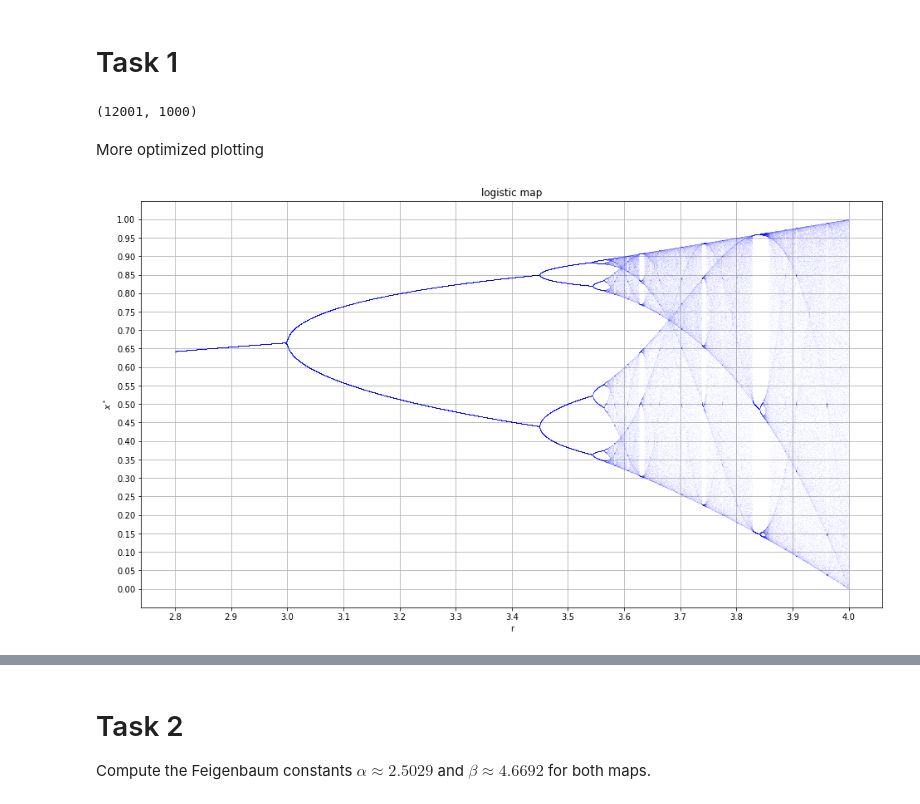
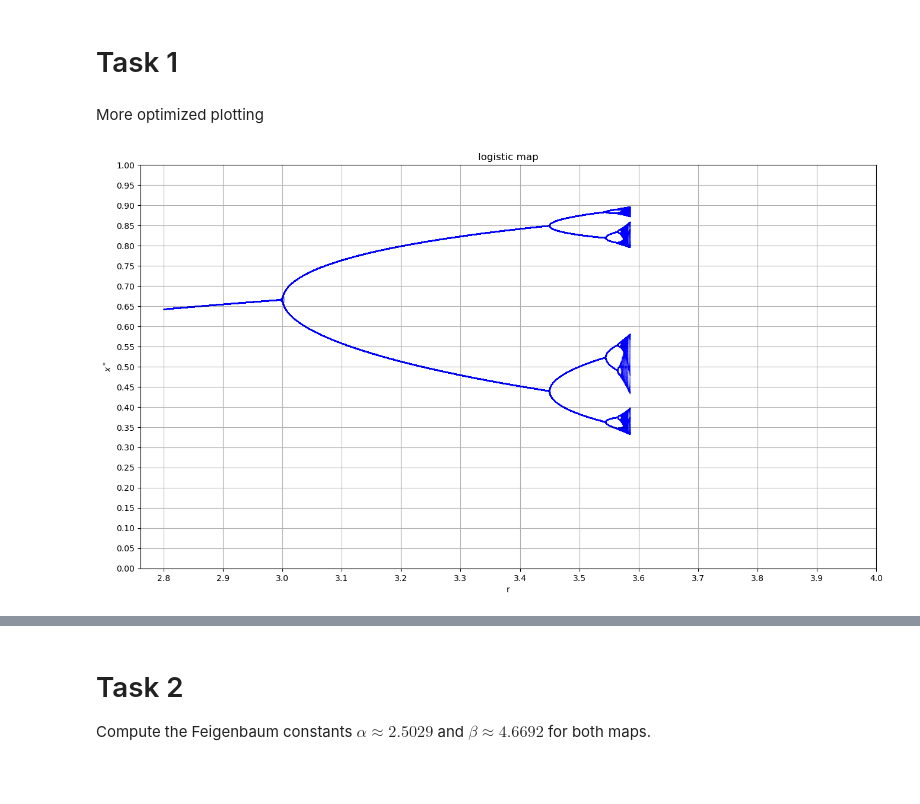
Before and after one commit to SunAndClouds/ComplexSystems, a Jupyter notebook: Lab1.ipynb, the cells around one changed output, grey strips where cells are left out. Cells and saved outputs as stored; diff of their text form; code cells hidden in the pictures; blank space fills up the shorter version.

```diff
--- a/Lab1.ipynb
+++ b/Lab1.ipynb
@@ -10,65 +10,66 @@ from sklearn.cluster import DBSCAN, KMeans
 from numba import njit
 from sympy import *
 
-plt.rcParams["figure.figsize"] = [15, 7]
+plt.rcParams["figure.figsize"] = [14, 8]
+plt.rcParams["figure.dpi"] = 100
 # %% [markdown]
 # Task 1
 # %%
 interval = (2.8, 4)  # start, end
-accuracy = 0.0001
+accuracy = 0.00001
 reps = 1000  # number of repetitions
 a = 1e-2
+alpha_theory = 2.502907
 
 R = np.arange(*interval, accuracy)
+R = interval[0] + np.cumsum(np.diff(R)[0] * alpha_theory**(-np.linspace(0, 1, len(R))))
+
 lims = []
 lims2 = [] # initialize for the plot with perturbations
 
 def perturbation(x):
     return a*x**4
 
-for r in tqdm(R):
+for n, r in tqdm(enumerate(R)):
     temp_lims = []
     temp_lims2 = [] # initialize temp lists for storing data
     initial_val = np.random.rand()
     temp_lims.append(initial_val)
-    temp_lims2.append(initial_val + perturbation(initial_val)) # creating the same initial condition as the perturbed version
+#    temp_lims2.append(initial_val + perturbation(initial_val)) # creating the same initial condition as the perturbed version
 
     for i in range(reps-1):
         val = r*temp_lims[i]*(1-temp_lims[i])
         temp_lims.append(val)
-        temp_lims2.append(val + perturbation(val)) # store values with perturbation
+#        temp_lims2.append(val + perturbation(val)) # store values with perturbation
 
     lims.append(temp_lims)
-    lims2.append(temp_lims2) # store temp lists in main lists
+#    lims2.append(temp_lims2) # store temp lists in main lists
 
 lims = np.array(lims)
-lims2 = np.array(lims2)
-lims.shape
+#lims2 = np.array(lims2)
-# %% [output]
-(12001, 1000)
 # %% [markdown]
 More optimized plotting
 # %%
 numtoplot = 50
 
 fig, biax = plt.subplots(figsize=(16, 9))
 
 # create arrays of x-coordinates and y-coordinates for unperturbed data
-r_vals = np.arange(*interval, accuracy)
+r_vals = R#np.arange(*interval, accuracy)
 x_vals = lims[:, -numtoplot:]
 r_broadcasted = np.broadcast_to(r_vals[:, None], (len(r_vals), numtoplot))
 biax.plot(r_broadcasted.flatten(), x_vals.flatten(), 'b.', markersize=.02)
 
 # create arrays of x-coordinates and y-coordinates for perturbed data
 #x2_vals = lims2[:, -numtoplot:]
 #biax.plot(r_broadcasted.flatten(), x2_vals.flatten(), 'r.', markersize=.02)
 
 biax.set(xlabel='r', ylabel='$x^*$', title='logistic map')
 plt.xticks(np.arange(*interval, 0.1))
 plt.yticks(np.arange(0, 1+0.05, 0.05))
 plt.grid()
 #plt.legend()
 #plt.show()
 #plt.savefig("logistic map (blue) - perturbed map (red)", bbox_inches="tight")
 # %% [output]
-[figure, old version]
+[figure, new version]
```
Also changed, not shown: parts of 9 cells of this notebook.
